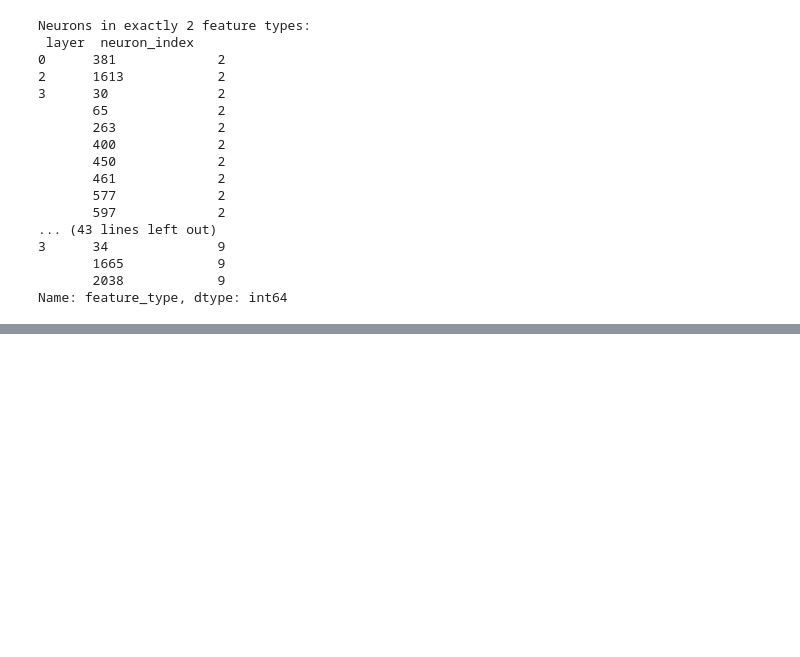
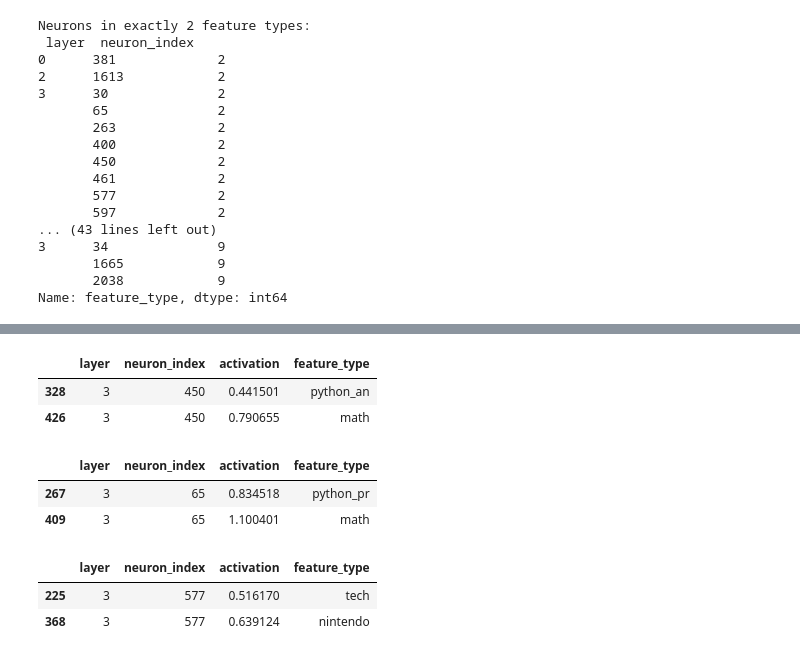
Before and after one commit to jprivera44/Polysemantic-Neurons, a Jupyter notebook: Polysemantic_neurons.ipynb, the cells around one changed output, grey strips where cells are left out. Saved outputs shown, nothing was run; the diff lists cells and outputs as text; code cells hidden in the pictures; blank space fills up the shorter version.

```diff
--- a/Polysemantic_neurons.ipynb
+++ b/Polysemantic_neurons.ipynb
@@ -440,0 +477,24 @@ Name: feature_type, dtype: int64
+# %%
+all_neurons_3l = all_neurons_df[all_neurons_df['layer'] == 3]
+all_neurons_3l[all_neurons_3l['neuron_index'].isin([450])]
+# %% [output]
+|  | layer | neuron_index | activation | feature_type |
+| 328 | 3 | 450 | 0.441501 | python_an |
+| 426 | 3 | 450 | 0.790655 | math |
+# %%
+all_neurons_3l = all_neurons_df[all_neurons_df['layer'] == 3]
+all_neurons_3l[all_neurons_3l['neuron_index'].isin([65])]
+# %% [output]
+|  | layer | neuron_index | activation | feature_type |
+| 267 | 3 | 65 | 0.834518 | python_pr |
+| 409 | 3 | 65 | 1.100401 | math |
+# %%
+all_neurons_3l = all_neurons_df[all_neurons_df['layer'] == 3]
+all_neurons_3l[all_neurons_3l['neuron_index'].isin([577])]
+
+#write out the staistics of the total number of neurons that have poly semantics v.s number of all neurons
+#what are the activations of these neurons on text especially the one in all 9
+# %% [output]
+|  | layer | neuron_index | activation | feature_type |
+| 225 | 3 | 577 | 0.516170 | tech |
+| 368 | 3 | 577 | 0.639124 | nintendo |
```
Also changed, not shown: parts of 5 cells of this notebook.
